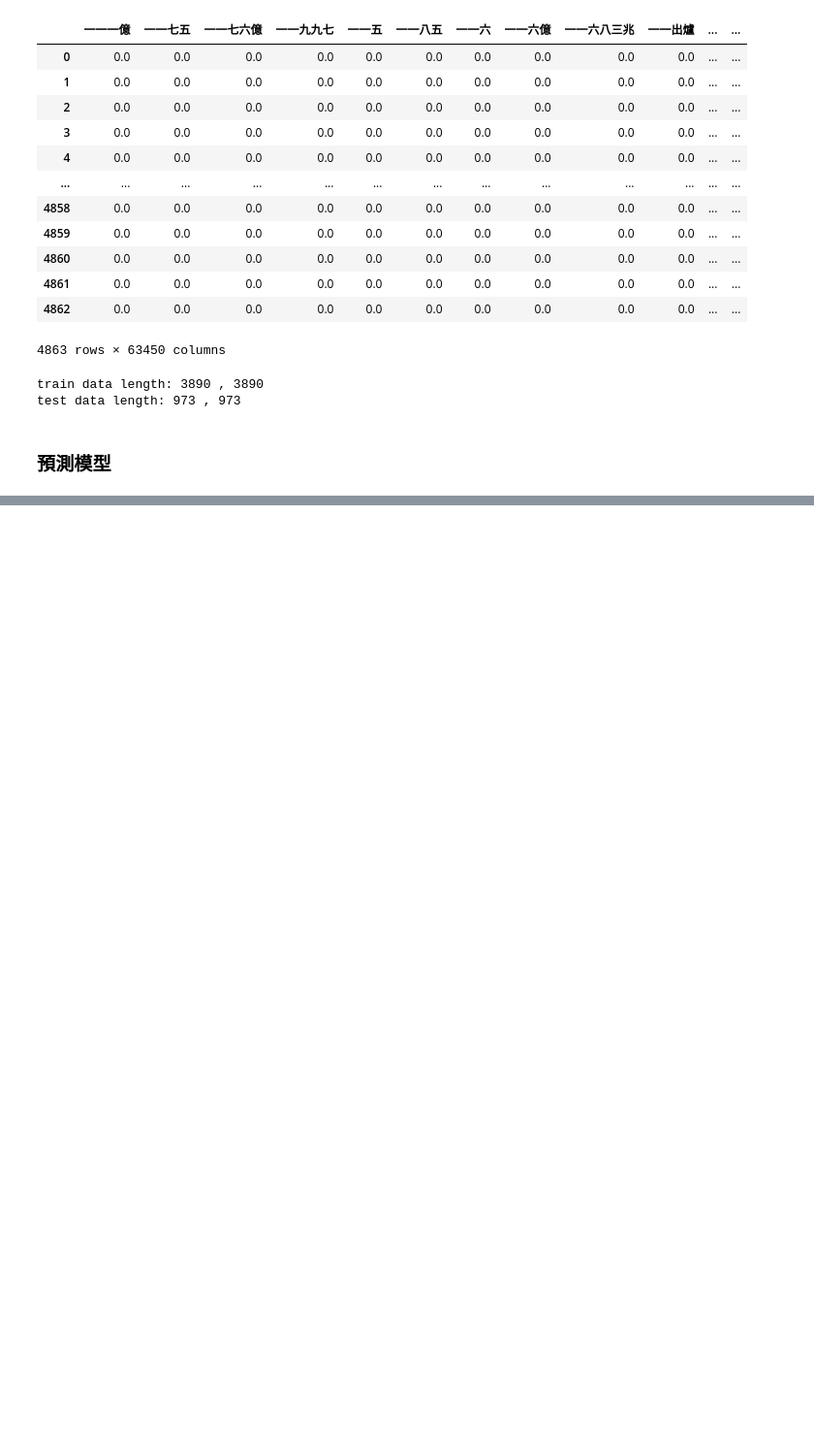
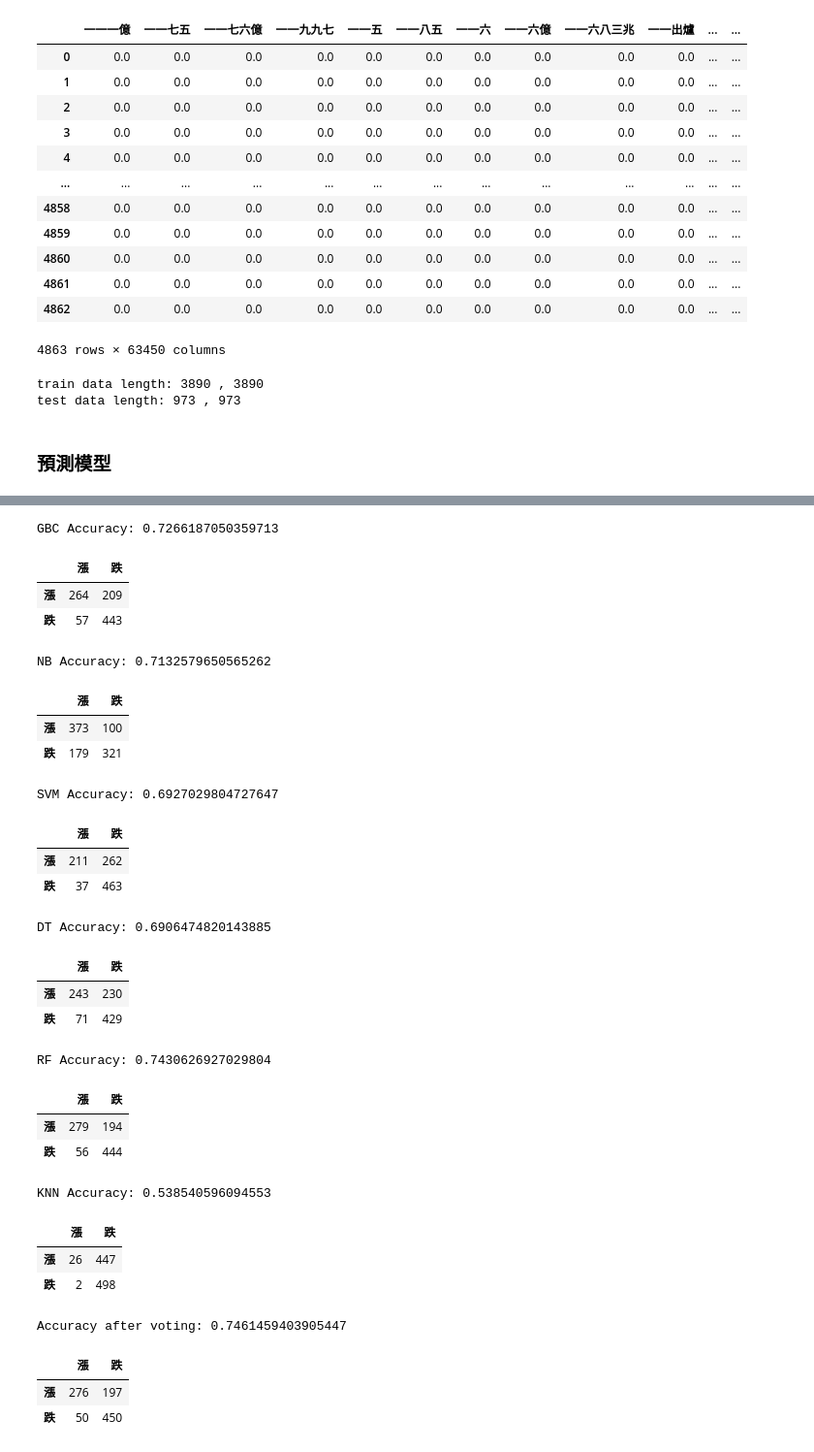
Before and after one commit to Juliecys/2023_BDA, a Jupyter notebook: personal_workspace/Julie/model.ipynb, the cells around one changed output, grey strips where cells are left out. Shown at 97% size. Cells and saved outputs as stored; diff of their text form; code cells hidden in the pictures; blank space fills up the shorter version.

Commit message:
add confusion matrix

```diff
--- a/personal_workspace/Julie/model.ipynb
+++ b/personal_workspace/Julie/model.ipynb
@@ -376,7 +384,7 @@ test data length: 973 , 973
 # %%
 # PCA
 from sklearn.decomposition import PCA
-pca_model = PCA(n_components = 1000) # 取多少重要關鍵字調：n_components
+pca_model = PCA(n_components = 1400) # 取多少重要關鍵字調：n_components
 pca_model.fit(X_train, Y_train)
 X_train = pca_model.transform(X_train)
 X_test = pca_model.transform(X_test)
@@ -385,8 +393,10 @@ X_test = pca_model.transform(X_test)
 # %%
 def vote(X_train, Y_train, X_test, Y_test):
     result = []
+    labels = ['漲', '跌']
 
     from sklearn import metrics
+    from sklearn.metrics import confusion_matrix
     # Gradient Boosting Classifier
     from sklearn.ensemble import GradientBoostingClassifier
     clf = GradientBoostingClassifier(n_estimators=100, learning_rate=1, max_depth=7, random_state=1, max_features='sqrt')
@@ -394,6 +404,8 @@ def vote(X_train, Y_train, X_test, Y_test):
     GBC_predicted_y = clf.predict(X_test)
     print('GBC Accuracy:', metrics.accuracy_score(Y_test, GBC_predicted_y))
     result.append(GBC_predicted_y)
+    display(pd.DataFrame(confusion_matrix(Y_test, GBC_predicted_y, labels = labels), columns=labels, index=labels)) # 印出混淆矩陣
+
 
     # NB
     from sklearn.naive_bayes import BernoulliNB
@@ -402,6 +414,7 @@ def vote(X_train, Y_train, X_test, Y_test):
     NB_predicted_y = NB_model.predict(X_test)
     print('NB Accuracy:', metrics.accuracy_score(Y_test, NB_predicted_y))
     result.append(NB_predicted_y)
+    display(pd.DataFrame(confusion_matrix(Y_test, NB_predicted_y, labels = labels), columns=labels, index=labels)) # 印出混淆矩陣
 
 
     # SVM
@@ -411,6 +424,11 @@ def vote(X_train, Y_train, X_test, Y_test):
     SVM_predicted_y = SVM_model.predict(X_test)
     print('SVM Accuracy:', metrics.accuracy_score(Y_test, SVM_predicted_y))
     result.append(SVM_predicted_y)
+    result.append(SVM_predicted_y)
+    display(pd.DataFrame(confusion_matrix(Y_test, SVM_predicted_y, labels = labels), columns=labels, index=labels)) # 印出混淆矩陣
+
+
+
 
 
     # DT
@@ -419,28 +437,37 @@ def vote(X_train, Y_train, X_test, Y_test):
     classifier.fit(X_train, Y_train)
     DT_predicted_y = classifier.predict(X_test)
     print("DT Accuracy:", metrics.accuracy_score(Y_test, DT_predicted_y)) # 比對答案，計算準確率
-    result.append(DT_predicted_y)
+    # result.append(DT_predicted_y)
+    display(pd.DataFrame(confusion_matrix(Y_test, DT_predicted_y, labels = labels), columns=labels, index=labels)) # 印出混淆矩陣
+
 
 
     # RF
     from sklearn.ensemble import RandomForestClassifier
     forest = RandomForestClassifier(n_estimators = 100, max_features="sqrt")
     forest_fit = forest.fit(X_train, Y_train)
-    RM_predicted_y = forest.predict(X_test)
-    print("RM Accuracy:", metrics.accuracy_score(Y_test, RM_predicted_y))
-    result.append(RM_predicted_y)
+    RF_predicted_y = forest.predict(X_test)
+    print("RF Accuracy:", metrics.accuracy_score(Y_test, RF_predicted_y))
+    result.append(RF_predicted_y)
+    display(pd.DataFrame(confusion_matrix(Y_test, RF_predicted_y, labels = labels), columns=labels, index=labels)) # 印出混淆矩陣
+
+
 
     # KNN
-    # from sklearn.neighbors import KNeighborsClassifier
-    # classifie = KNeighborsClassifier(n_neighbors = 7)
-    # classifie.fit(X_train, Y_train)
-    # KNN_predicted_y = classifie.predict(X_test)
-    # print("KNN Accuracy:", metrics.accuracy_score(Y_test, KNN_predicted_y)) # 比對答案，計算準確率
+    from sklearn.neighbors import KNeighborsClassifier
+    classifie = KNeighborsClassifier(n_neighbors = 7)
+    classifie.fit(X_train, Y_train)
+    KNN_predicted_y = classifie.predict(X_test)
+    print("KNN Accuracy:", metrics.accuracy_score(Y_test, KNN_predicted_y)) # 比對答案，計算準確率
     # result.append(KNN_predicted_y)
+    display(pd.DataFrame(confusion_matrix(Y_test, KNN_predicted_y, labels = labels), columns=labels, index=labels)) # 印出混淆矩陣
+
+
 
     # voting
-    res = pd.DataFrame(result, index=["GBC", "NB", "SVM", "DT", "RF"])
+    res = pd.DataFrame(result, index=["GBC", "NB", "SVM", "SVM", "RF"])
     pred = [(max(list(res[i]), key=list(res[i]).count)) for i in range(len(res.columns))]
     print("Accuracy after voting:", metrics.accuracy_score(Y_test, pred)) # 比對答案，計算準確率
+    display(pd.DataFrame(confusion_matrix(Y_test, pred, labels = labels), columns=labels, index=labels)) # 印出混淆矩陣
 # %%
 # n = 3, sigma = 0.01
@@ -467,3 +538,36 @@ Accuracy after voting: 0.7173689619732785
+# %%
+# n = 3, sigma = 0.01
+# PCA: 1400, keyword most common: 12000 (2385 difference)
+vote(X_train, Y_train, X_test, Y_test)
+# %% [output]
+GBC Accuracy: 0.7266187050359713
+|  | 漲 | 跌 |
+| 漲 | 264 | 209 |
+| 跌 | 57 | 443 |
+NB Accuracy: 0.7132579650565262
+|  | 漲 | 跌 |
+| 漲 | 373 | 100 |
+| 跌 | 179 | 321 |
+SVM Accuracy: 0.6927029804727647
+|  | 漲 | 跌 |
+| 漲 | 211 | 262 |
+| 跌 | 37 | 463 |
+DT Accuracy: 0.6906474820143885
+|  | 漲 | 跌 |
+| 漲 | 243 | 230 |
+| 跌 | 71 | 429 |
+RF Accuracy: 0.7430626927029804
+|  | 漲 | 跌 |
+| 漲 | 279 | 194 |
+| 跌 | 56 | 444 |
+KNN Accuracy: 0.538540596094553
+|  | 漲 | 跌 |
+| 漲 | 26 | 447 |
+| 跌 | 2 | 498 |
+Accuracy after voting: 0.7461459403905447
+|  | 漲 | 跌 |
+| 漲 | 276 | 197 |
+| 跌 | 50 | 450 |
 # %%
 # n = 3, sigma = 0.01
 # PCA: 1500, keyword most common: 12000 (2385 difference)
```
Also changed, not shown: parts of 21 cells of this notebook.
